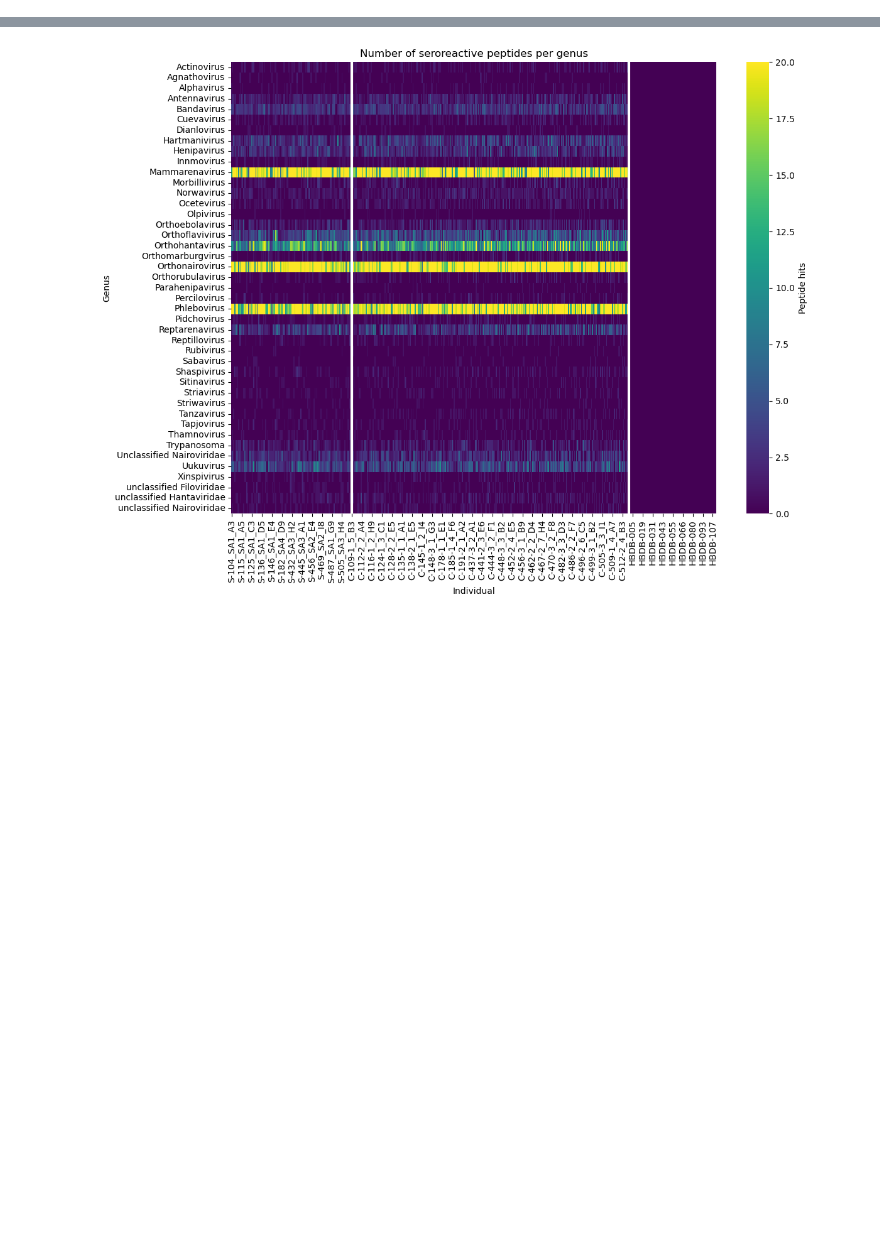
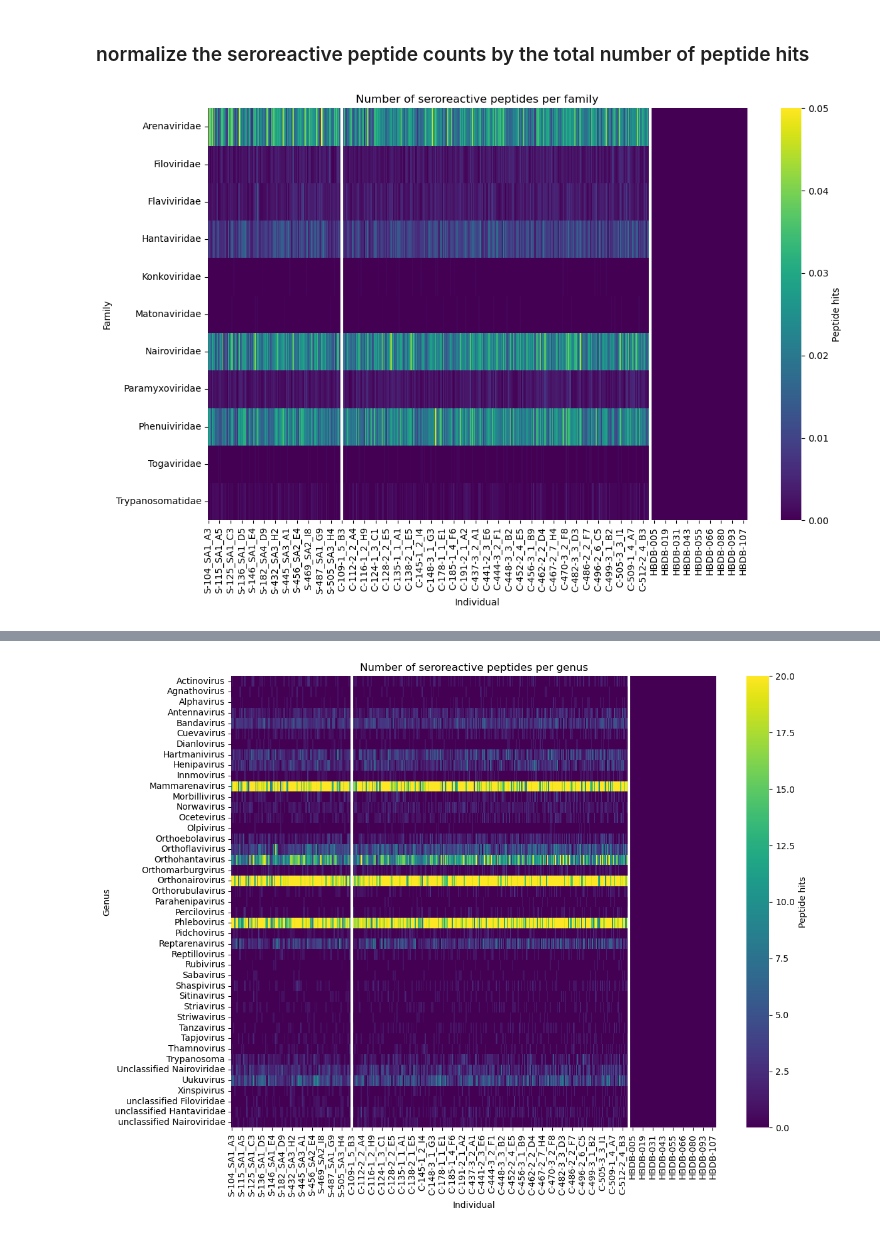
Before and after one commit to sporak577/lasv_phipseq_2026, a Jupyter notebook: Figure_viral_species_individual_thresholds_top_hits.ipynb, the cells around one changed output, grey strips where cells are left out. Drawn from its saved outputs; the diff is of its cells as text; code cells hidden in the pictures; blank space fills up the shorter version.

```diff
--- a/Figure_viral_species_individual_thresholds_top_hits.ipynb
+++ b/Figure_viral_species_individual_thresholds_top_hits.ipynb
@@ -146,3 +148,5 @@ summary_count_species['category'] = pd.Categorical(
 )
 summary_count_species = summary_count_species.sort_values(['category', 'individual'])
 individual_order_species = summary_count_species['individual'].drop_duplicates()
+# %% [markdown]
+### normalize the seroreactive peptide counts by the total number of peptide hits
@@ -162,6 +170,61 @@ heatmap_df_genus = summary_count_genus.pivot(
 )
 #rearranging the columns
 heatmap_df_genus = heatmap_df_genus[individual_order_genus]
+# %%
+#displaying normalized num hits
+
+heatmap_df = summary_count.pivot(
+    index='family',
+    columns='individual',
+    values='normalized'
+)
+#rearranging the columns
+heatmap_df = heatmap_df[individual_order]
+
+heatmap_df_genus = summary_count_genus.pivot(
+    index='genus',
+    columns='individual',
+    values='normalized'
+)
+#rearranging the columns
+heatmap_df_genus = heatmap_df_genus[individual_order_genus]
+# %%
+#displaying normalized num hits
+
+
+import seaborn as sns
+import matplotlib.pyplot as plt
+
+plt.figure(figsize=(12,8))
+
+ax = sns.heatmap(
+    heatmap_df,
+    cmap='viridis',
+    cbar_kws={'label': 'Peptide hits'},
+    vmin=0,
+    vmax=0.05
+)
+
+ordered = summary_count[["individual", "category"]].drop_duplicates()
+
+boundaries = (
+    ordered["category"]
+    .ne(ordered["category"].shift()) #ne is a pandas method for not equal (!=). it finds the boundaries between groups
+    .to_numpy()
+    .nonzero()[0][1:] #extracts the positions where the comparison is True. nonzero returns a tuple, so we take the first element
+    #[1:] skips the very first True, because it isn't a real boundary.
+)
+
+for b in boundaries:
+    ax.axvline(b, color="white", lw=3)
+
+plt.xlabel('Individual')
+plt.ylabel('Family')
+plt.title('Number of seroreactive peptides per family - Normalized by len(pep hits)')
+plt.tight_layout()
+plt.show()
+# %% [output]
+[figure, added]
 # %%
 import seaborn as sns
 import matplotlib.pyplot as plt
```
Also changed, not shown: parts of 44 cells of this notebook, 26 other files.
